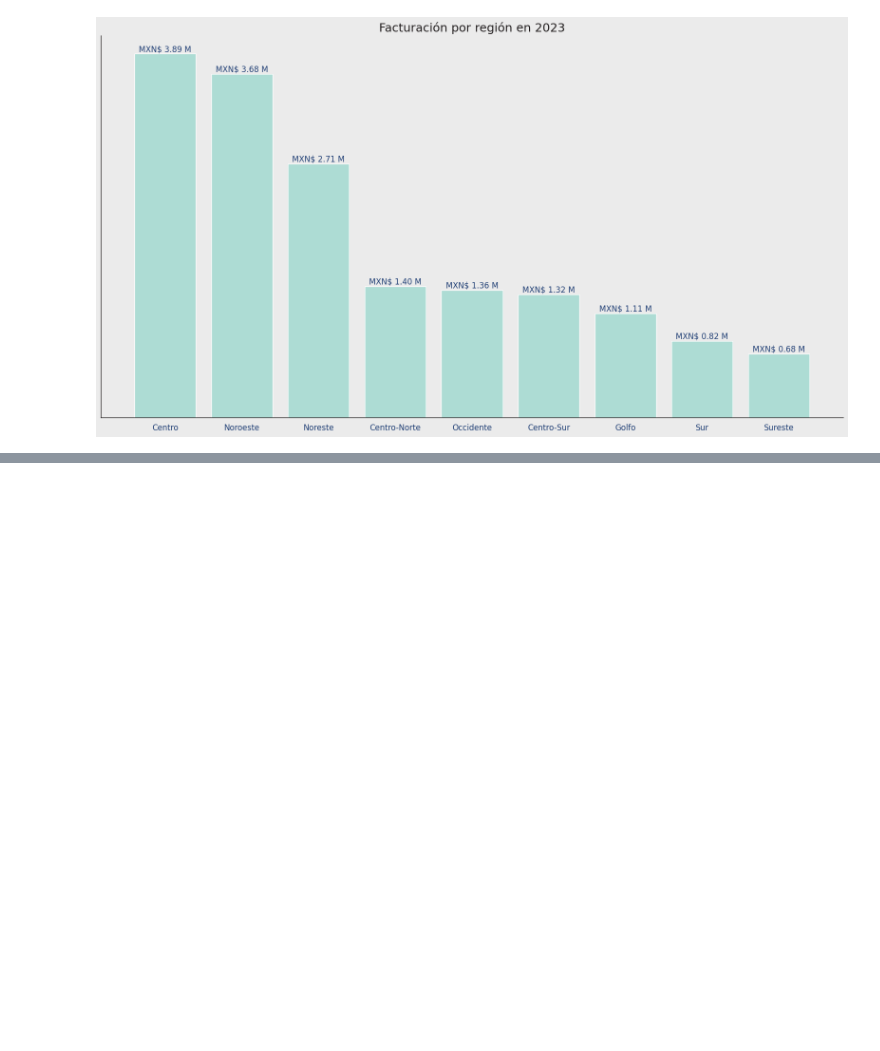
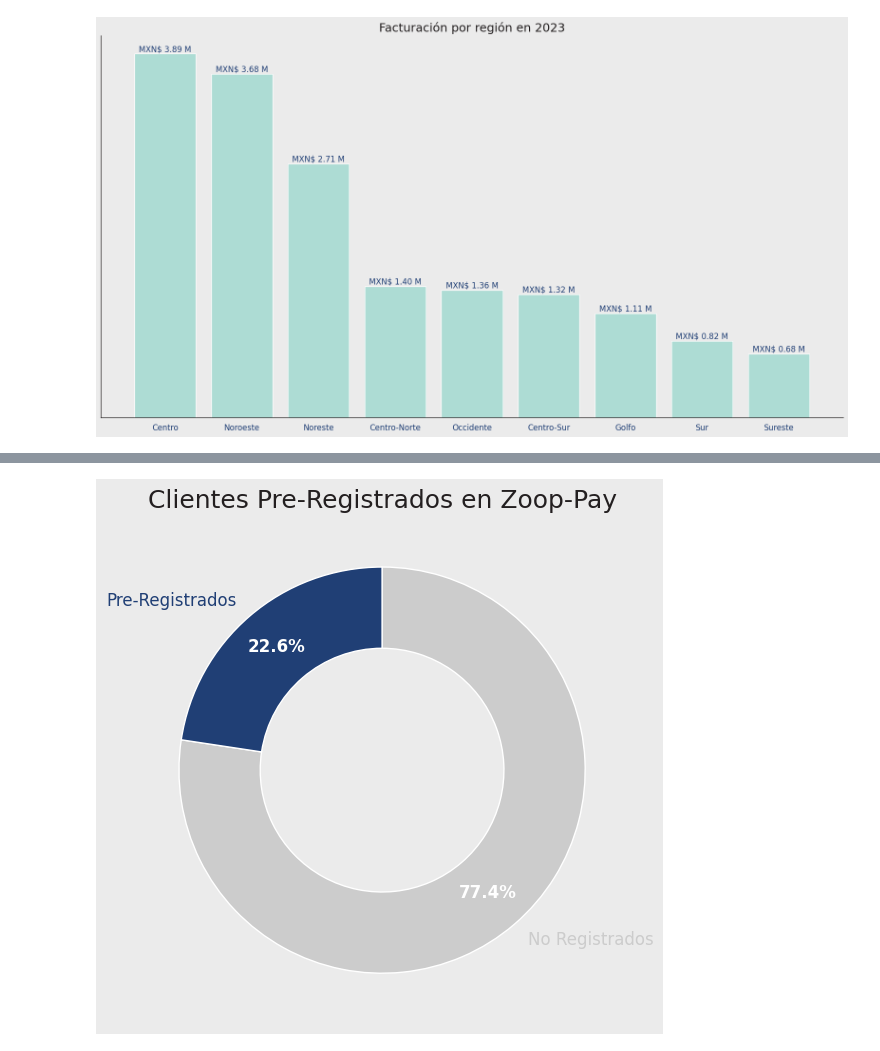
Before and after one commit to DanielRaiicHu/IA_aplicada_a_ciencia_de_datos, a Jupyter notebook: IA_aplicada_a_ciencia_de_datos.ipynb, the cells around one changed output, grey strips where cells are left out. Cells and saved outputs as stored; diff of their text form; code cells hidden in the pictures; blank space fills up the shorter version.

```diff
--- a/IA_aplicada_a_ciencia_de_datos.ipynb
+++ b/IA_aplicada_a_ciencia_de_datos.ipynb
@@ -3006,0 +3047,54 @@ plt.show()
+# %%
+import pandas as pd
+import matplotlib.pyplot as plt
+
+# 1. Paleta de colores institucional
+ROJO_1, ROJO_2, ROJO_3 = "#e23155", "#cc2c4e", "#b32742"
+AZUL_1, AZUL_2, AZUL_3 = "#203f75", "#1c3867", "#19325b"
+BLANCO, GRIS_1, GRIS_2, GRIS_3, GRIS_4, GRIS_5 = "#ffffff", "#ebebeb", "#d9d9d9", "#cccccc", "#555655", "#231f20"
+AQUA_1, AQUA_2, AQUA_3 = "#addcd4", "#9fccc5", "#96bfb9"
+
+# 2. Agrupar los datos
+conteo_zoop = df_consolidada['zoop_pay'].value_counts()
+etiquetas = ['Pre-Registrados' if x == 'sí' else 'No Registrados' for x in conteo_zoop.index]
+colores = [AZUL_1 if x == 'sí' else GRIS_3 for x in conteo_zoop.index]
+
+# 3. Crear figura
+fig, ax = plt.subplots(figsize=(6, 6), facecolor=GRIS_1)
+ax.set_facecolor(GRIS_1)
+
+# 4. Crear gráfico de rosca
+wedges, texts, autotexts = ax.pie(
+    conteo_zoop,
+    labels=etiquetas,
+    colors=colores,
+    startangle=90,
+    counterclock=False,
+    wedgeprops=dict(width=0.4),
+    autopct='%1.1f%%',
+    pctdistance=0.8,
+    textprops=dict(fontsize=12)
+)
+
+# 5. Estilo de etiquetas y porcentajes
+for i, text in enumerate(texts):
+    text.set_color(colores[i])             # Etiqueta del segmento
+    text.set_fontsize(12)
+
+for autotext in autotexts:
+    autotext.set_color(BLANCO)             # Porcentaje en blanco
+    autotext.set_fontsize(12)
+    autotext.set_weight('bold')            # Negrita
+
+# 6. Título del gráfico
+plt.title(
+    'Clientes Pre-Registrados en Zoop-Pay',
+    fontsize=18,
+    color=GRIS_5
+)
+
+# 7. Mostrar gráfico
+plt.tight_layout()
+plt.show()
+# %% [output]
+[figure, added]
```
Also changed, not shown: parts of 4 cells of this notebook.
